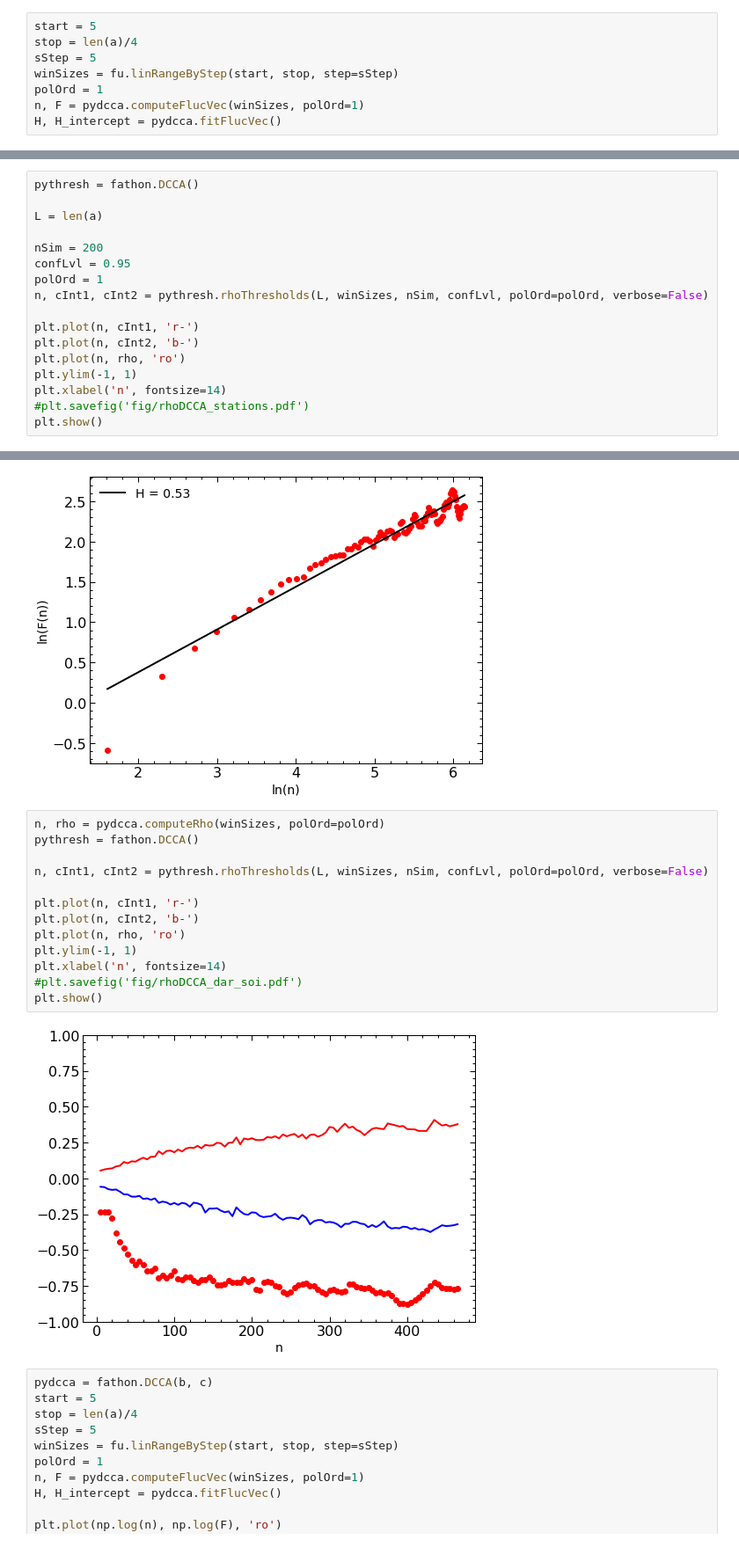
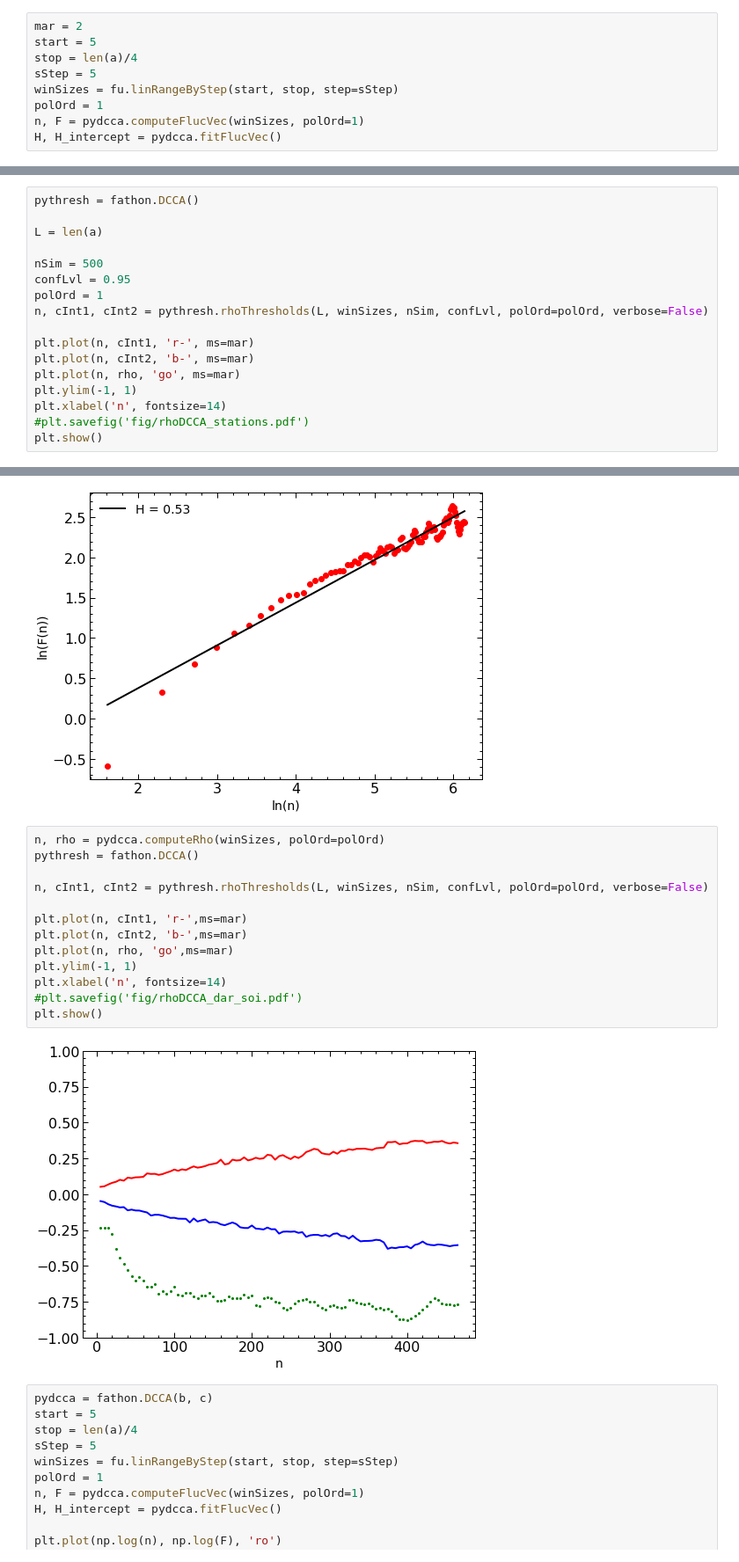
Before and after one commit to sebasjaro/MFDFAX, a Jupyter notebook: Python/DCCA.ipynb, the cells around one changed output, grey strips where cells are left out. Shown at 88% size. Cells and saved outputs as stored; diff of their text form.

```diff
--- a/Python/DCCA.ipynb
+++ b/Python/DCCA.ipynb
@@ -93,6 +93,7 @@ b = fu.toAggregated(tahity)
 c = fu.toAggregated(soi)
 pydcca = fathon.DCCA(a, b)
 # %%
+mar = 2
 start = 5
 stop = len(a)/4
 sStep = 5
@@ -147,14 +148,14 @@ pythresh = fathon.DCCA()
 
 L = len(a)
 
-nSim = 200
+nSim = 500
 confLvl = 0.95
 polOrd = 1
 n, cInt1, cInt2 = pythresh.rhoThresholds(L, winSizes, nSim, confLvl, polOrd=polOrd, verbose=False)
 
-plt.plot(n, cInt1, 'r-')
-plt.plot(n, cInt2, 'b-')
-plt.plot(n, rho, 'ro')
+plt.plot(n, cInt1, 'r-', ms=mar)
+plt.plot(n, cInt2, 'b-', ms=mar)
+plt.plot(n, rho, 'go', ms=mar)
 plt.ylim(-1, 1)
 plt.xlabel('n', fontsize=14)
 #plt.savefig('fig/rhoDCCA_stations.pdf')
@@ -184,18 +185,18 @@ plt.show()
 # %%
 n, rho = pydcca.computeRho(winSizes, polOrd=polOrd)
 pythresh = fathon.DCCA()
 
 n, cInt1, cInt2 = pythresh.rhoThresholds(L, winSizes, nSim, confLvl, polOrd=polOrd, verbose=False)
 
-plt.plot(n, cInt1, 'r-')
-plt.plot(n, cInt2, 'b-')
-plt.plot(n, rho, 'ro')
+plt.plot(n, cInt1, 'r-',ms=mar)
+plt.plot(n, cInt2, 'b-',ms=mar)
+plt.plot(n, rho, 'go',ms=mar)
 plt.ylim(-1, 1)
 plt.xlabel('n', fontsize=14)
 #plt.savefig('fig/rhoDCCA_dar_soi.pdf')
 plt.show()
 # %% [output]
-[figure, old version]
+[figure, new version]
 # %%
 pydcca = fathon.DCCA(b, c)
 start = 5
```
Also changed, not shown: parts of 8 cells of this notebook.
